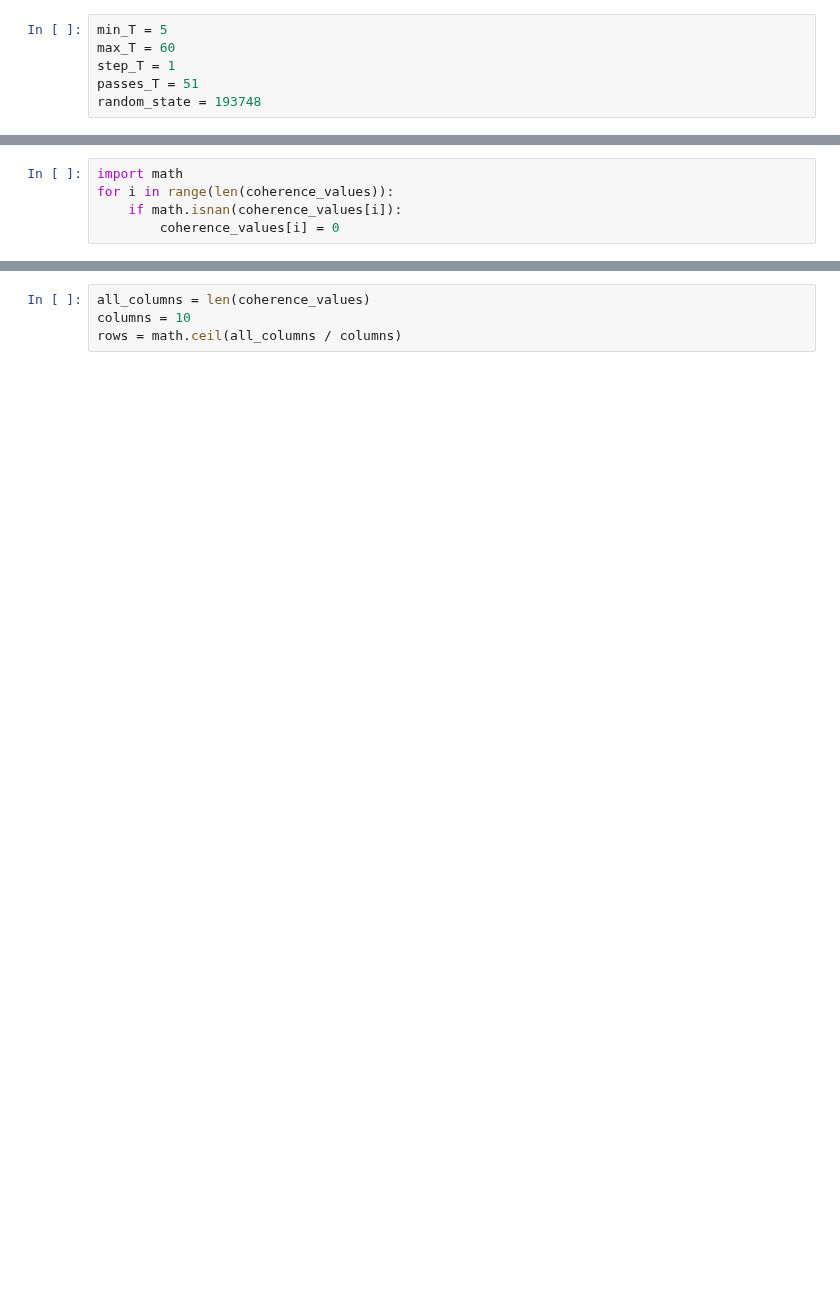
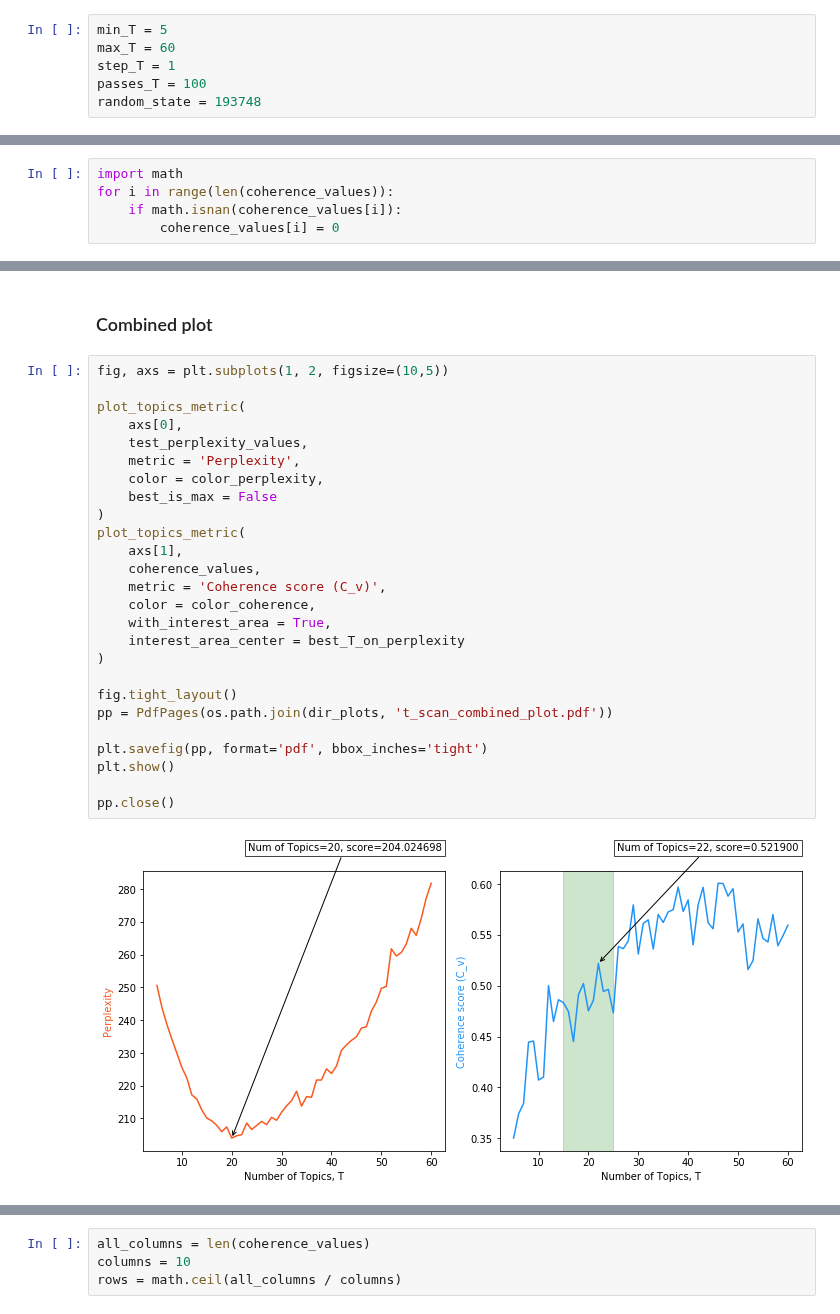
Before and after one commit to Arisiru/dtm-reports-analysis, a Jupyter notebook: notebooks/topic_analysis.ipynb, the cells around one changed output, grey strips where cells are left out. Drawn from its saved outputs; the diff is of its cells as text; blank space fills up the shorter version.

```diff
--- a/notebooks/topic_analysis.ipynb
+++ b/notebooks/topic_analysis.ipynb
@@ -145,5 +168,5 @@ def compute_coherence_values(dictionary, training_corpus, test_corpus, texts, li
 min_T = 5
 max_T = 60
 step_T = 1
-passes_T = 51
+passes_T = 100
 random_state = 193748
@@ -262,0 +385,30 @@ pp.close()
+# %% [markdown]
+### Combined plot
+# %%
+fig, axs = plt.subplots(1, 2, figsize=(10,5))
+
+plot_topics_metric(
+    axs[0],
+    test_perplexity_values,
+    metric = 'Perplexity',
+    color = color_perplexity,
+    best_is_max = False
+)
+plot_topics_metric(
+    axs[1],
+    coherence_values,
+    metric = 'Coherence score (C_v)',
+    color = color_coherence,
+    with_interest_area = True,
+    interest_area_center = best_T_on_perplexity
+)
+
+fig.tight_layout()
+pp = PdfPages(os.path.join(dir_plots, 't_scan_combined_plot.pdf'))
+
+plt.savefig(pp, format='pdf', bbox_inches='tight')
+plt.show()
+
+pp.close()
+# %% [output]
+[figure, added]
```
Also changed, not shown: parts of 58 cells of this notebook, 10 other files.
